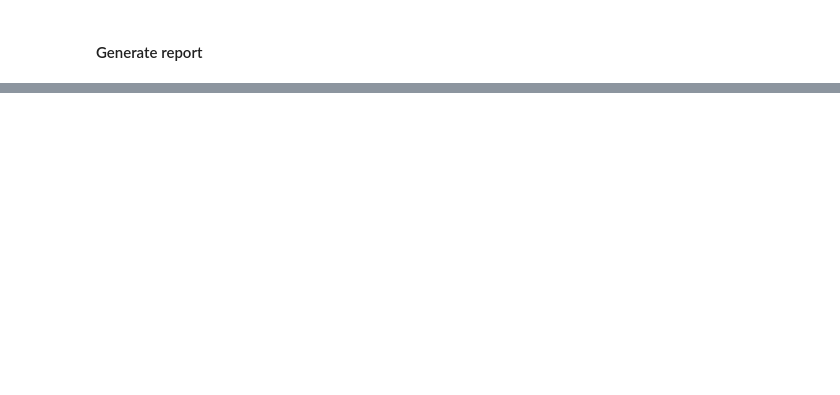
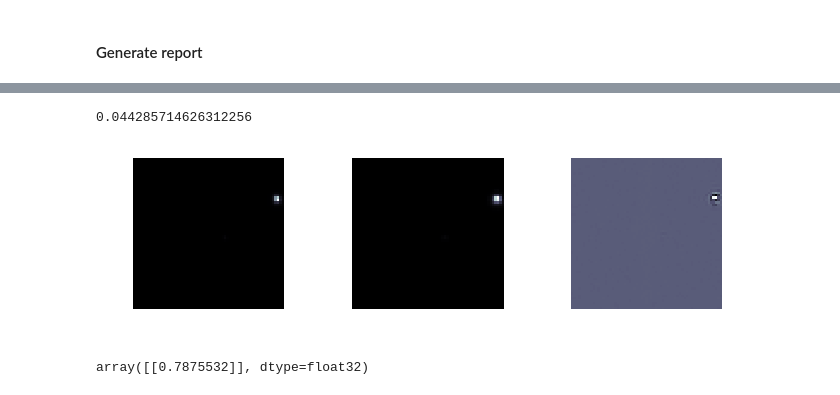
Before and after one commit to dmitryduev/braai, a Jupyter notebook: nb/braai_train.ipynb, the cells around one changed output, grey strips where cells are left out. Saved outputs shown, nothing was run; the diff lists cells and outputs as text; code cells hidden in the pictures; blank space fills up the shorter version.

```diff
--- a/nb/braai_train.ipynb
+++ b/nb/braai_train.ipynb
@@ -741,0 +769,11 @@ print('Done.')
+# %%
+with open('891261862515010012.json', 'r') as f:
+    ghost = json.load(f)
+print(ghost['candidate']['rb'])
+tr = make_triplet(ghost)
+plot_triplet(tr)
+model.predict(np.expand_dims(tr, axis=0))
+# %% [output]
+0.044285714626312256
+[figure, added]
+array([[0.7875532]], dtype=float32)
```
Also changed, not shown: parts of 9 cells of this notebook.
